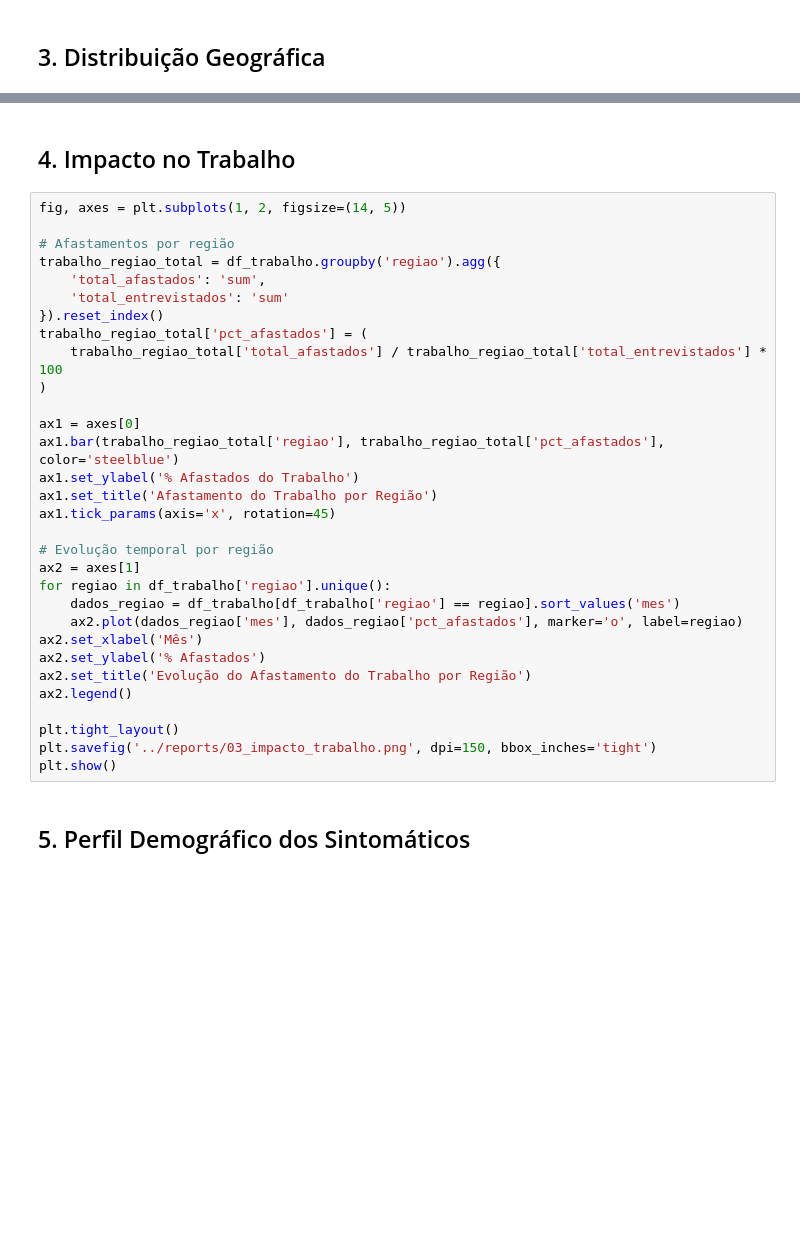
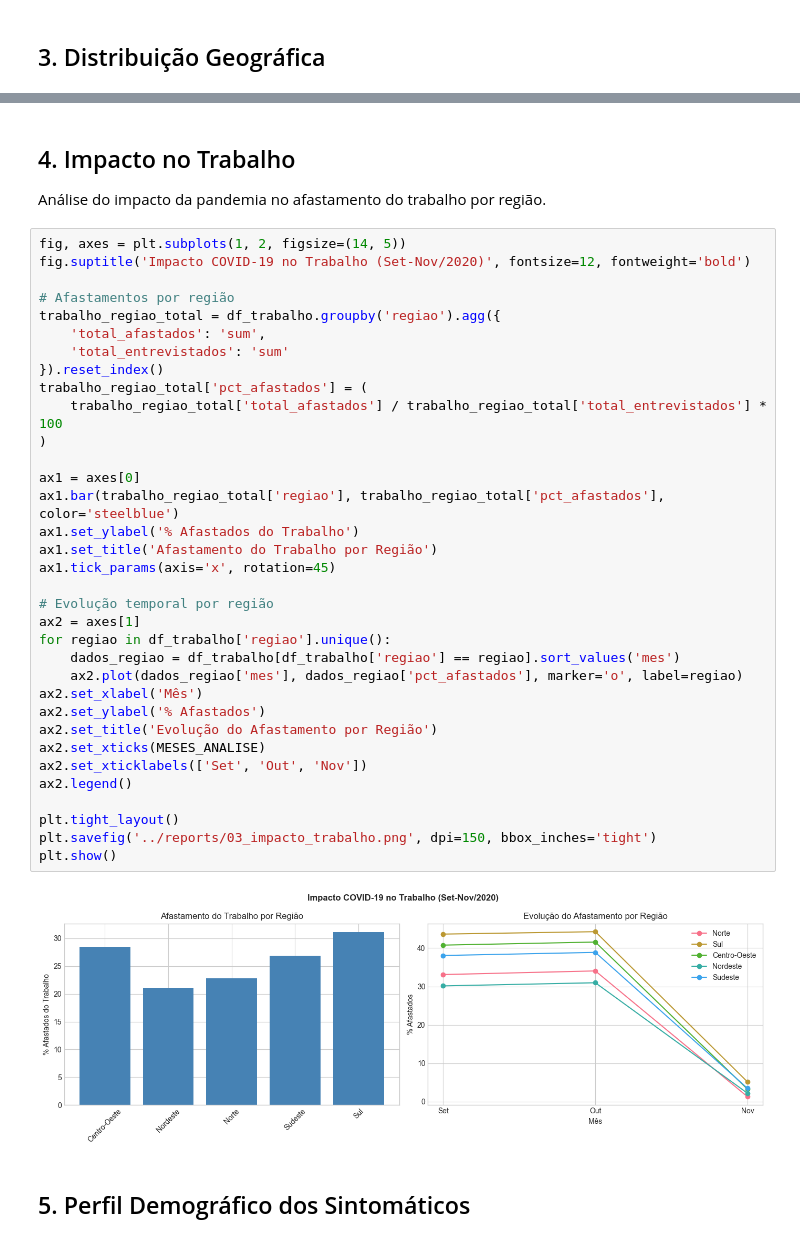
Before and after one commit to MauroManso/TechChallenge3, a Jupyter notebook: notebooks/01_eda_pnad_covid.ipynb, the cells around one changed output, grey strips where cells are left out. Drawn from its saved outputs; the diff is of its cells as text; blank space fills up the shorter version.

```diff
--- a/notebooks/01_eda_pnad_covid.ipynb
+++ b/notebooks/01_eda_pnad_covid.ipynb
@@ -137,36 +176,43 @@ plt.show()
 # %% [markdown]
 ## 4. Impacto no Trabalho
+
+Análise do impacto da pandemia no afastamento do trabalho por região.
 # %%
 fig, axes = plt.subplots(1, 2, figsize=(14, 5))
+fig.suptitle('Impacto COVID-19 no Trabalho (Set-Nov/2020)', fontsize=12, fontweight='bold')
 
 # Afastamentos por região
 trabalho_regiao_total = df_trabalho.groupby('regiao').agg({
     'total_afastados': 'sum',
     'total_entrevistados': 'sum'
 }).reset_index()
 trabalho_regiao_total['pct_afastados'] = (
     trabalho_regiao_total['total_afastados'] / trabalho_regiao_total['total_entrevistados'] * 100
 )
 
 ax1 = axes[0]
 ax1.bar(trabalho_regiao_total['regiao'], trabalho_regiao_total['pct_afastados'], color='steelblue')
 ax1.set_ylabel('% Afastados do Trabalho')
 ax1.set_title('Afastamento do Trabalho por Região')
 ax1.tick_params(axis='x', rotation=45)
 
 # Evolução temporal por região
 ax2 = axes[1]
 for regiao in df_trabalho['regiao'].unique():
     dados_regiao = df_trabalho[df_trabalho['regiao'] == regiao].sort_values('mes')
     ax2.plot(dados_regiao['mes'], dados_regiao['pct_afastados'], marker='o', label=regiao)
 ax2.set_xlabel('Mês')
 ax2.set_ylabel('% Afastados')
-ax2.set_title('Evolução do Afastamento do Trabalho por Região')
+ax2.set_title('Evolução do Afastamento por Região')
+ax2.set_xticks(MESES_ANALISE)
+ax2.set_xticklabels(['Set', 'Out', 'Nov'])
 ax2.legend()
 
 plt.tight_layout()
 plt.savefig('../reports/03_impacto_trabalho.png', dpi=150, bbox_inches='tight')
 plt.show()
+# %% [output]
+[figure, added]
 # %% [markdown]
 ## 5. Perfil Demográfico dos Sintomáticos
 # %%
```
Also changed, not shown: parts of 11 cells of this notebook, 3 other files.
